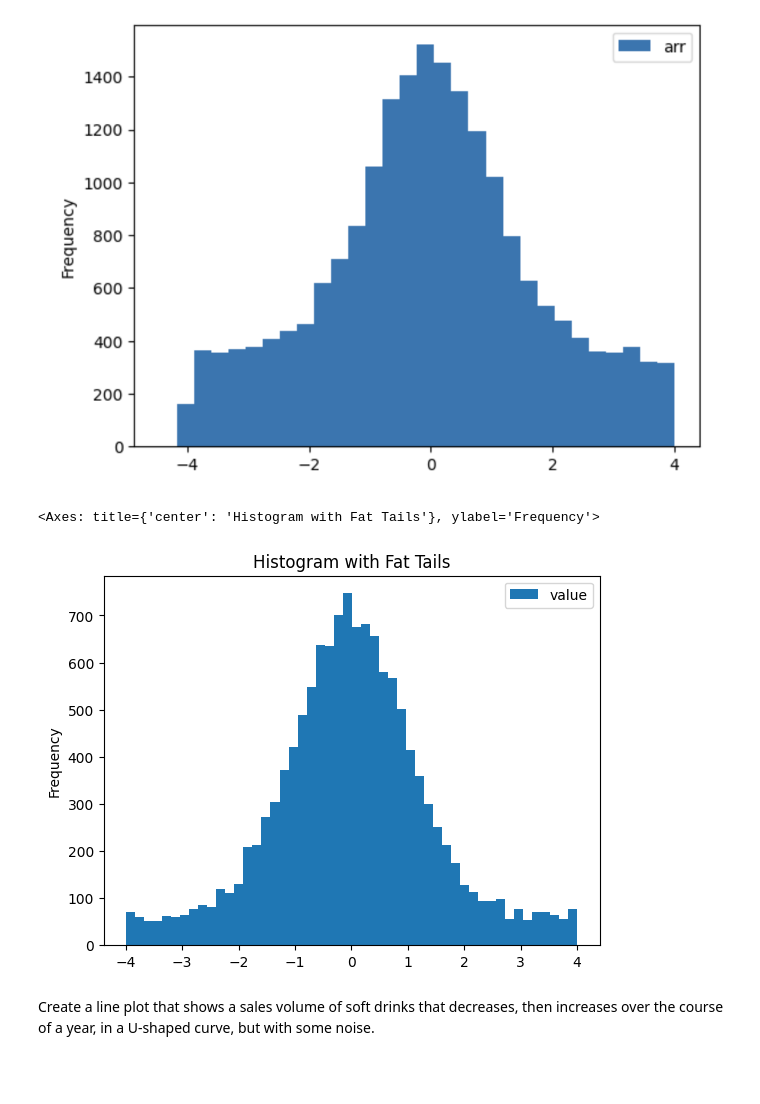
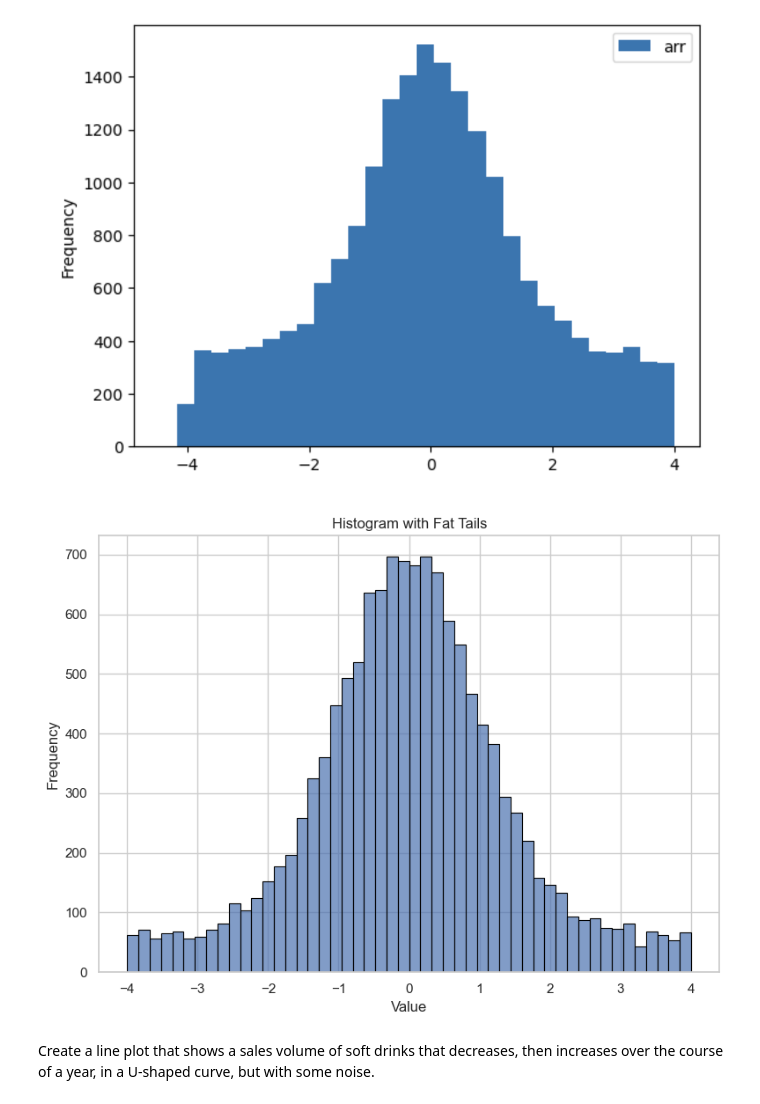
Before and after one commit to abcbbong/699_O2, a Jupyter notebook: OMDS-MODB2-Week5-Lee-JaeHoon.ipynb, the cells around one changed output. Saved outputs shown, nothing was run; the diff lists cells and outputs as text; code cells hidden in the pictures; blank space fills up the shorter version.

```diff
--- a/OMDS-MODB2-Week5-Lee-JaeHoon.ipynb
+++ b/OMDS-MODB2-Week5-Lee-JaeHoon.ipynb
@@ -270,25 +318,44 @@ Image("histogram.png")
 # %% [output]
 [figure]
 # %%
-# Set the number of data points
+# Set random seed for reproducibility
+np.random.seed(42)
+
+# Number of data points
 num_normal = 10000  # Data for the central peak
-num_uniform = 3000   # Data for the tails (1500 for each side)
+num_uniform = 3000  # Data for the tails
 
-# Generate data for the central peak (normal distribution)
+# Generate central peak (normal distribution)
 data_normal = np.random.normal(loc=0, scale=1, size=num_normal)
 
-# Generate data for the tails (uniform distribution)
+# Generate fat tails (uniform distribution)
 data_uniform = np.random.uniform(low=-4, high=4, size=num_uniform)
 
 # Combine the data
 combined_data = np.concatenate([data_normal, data_uniform])
 
-# Create a DataFrame and plot the histogram
+# Put into a DataFrame
 df_hist = pd.DataFrame({'value': combined_data})
-df_hist.plot.hist(bins=50, title='Histogram with Fat Tails') # 'bins' is the number of bars
+
+# Use seaborn style for cleaner visuals
+sns.set(style="whitegrid")
+
+# Plot the histogram
+plt.figure(figsize=(8, 6))
+ax = sns.histplot(
+    data=df_hist,
+    x='value',
+    bins=50,
+    edgecolor='black',
+    alpha=0.7
+)
+ax.set_title('Histogram with Fat Tails')
+ax.set_xlabel('Value')
+ax.set_ylabel('Frequency')
+plt.tight_layout()
+plt.show()
 # %% [output]
-<Axes: title={'center': 'Histogram with Fat Tails'}, ylabel='Frequency'>
-[figure, old version]
+[figure, new version]
 # %% [markdown]
 Create a line plot that shows a sales volume of soft drinks that decreases, then increases over the course of a year, in a U-shaped curve, but with some noise.
 # %%
```
Also changed, not shown: parts of 3 cells of this notebook.
